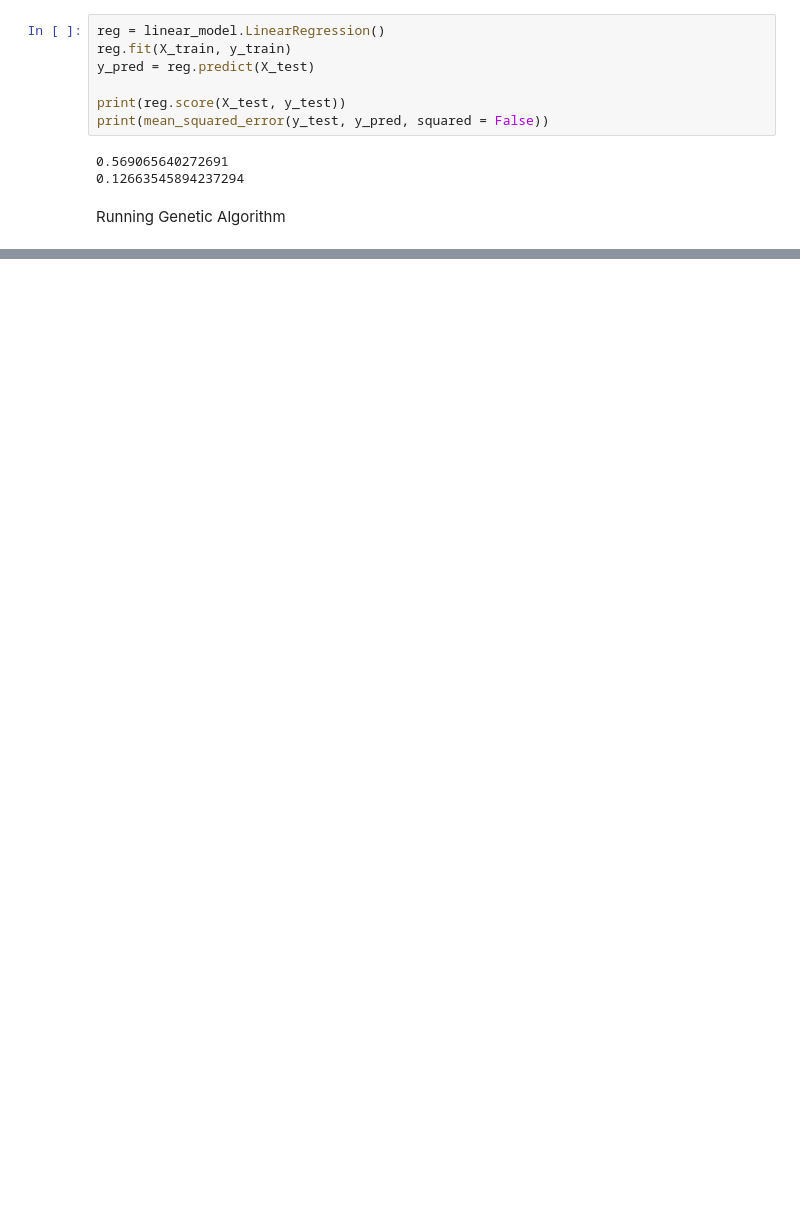
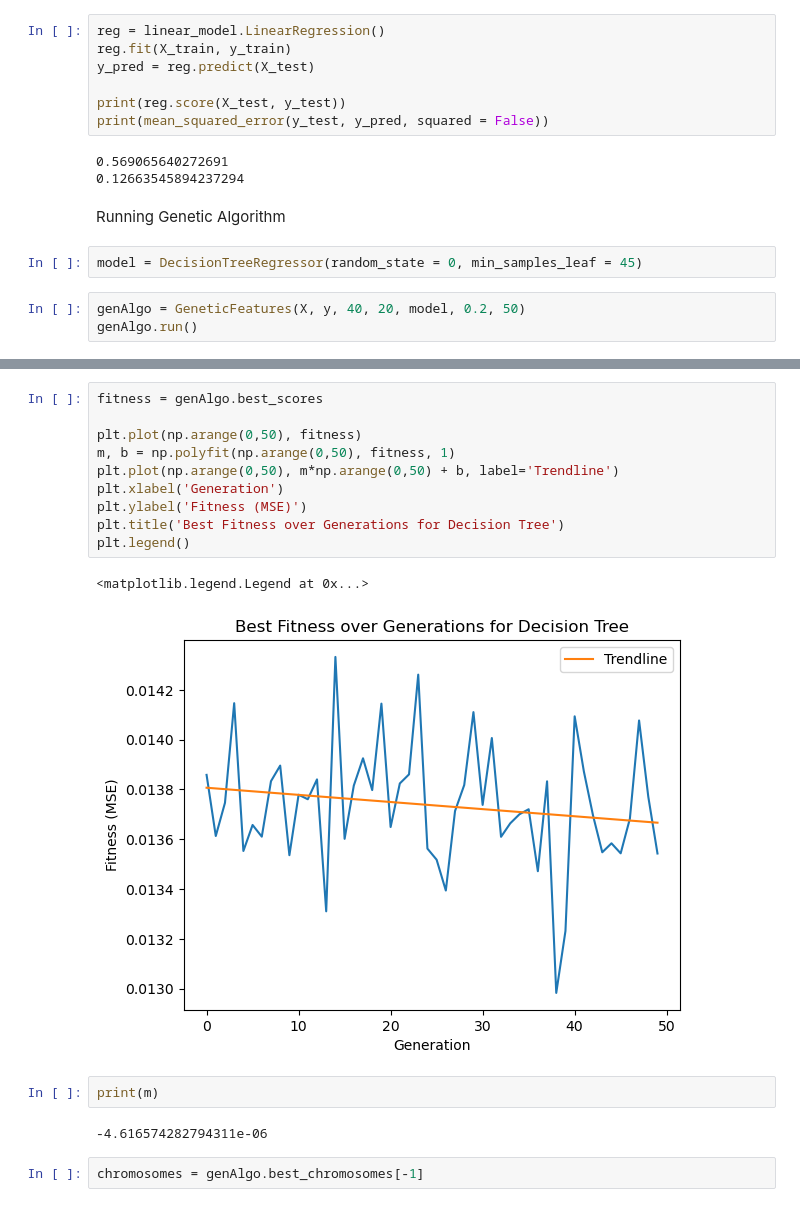
Before and after one commit to scolino/cs5100_project, a Jupyter notebook: src_code/2_model_building.ipynb, the cells around one changed output, grey strips where cells are left out. Drawn from its saved outputs; the diff is of its cells as text; blank space fills up the shorter version.

```diff
--- a/src_code/2_model_building.ipynb
+++ b/src_code/2_model_building.ipynb
@@ -93,3 +91,8 @@ print(mean_squared_error(y_test, y_pred, squared = False))
 0.12663545894237294
 # %% [markdown]
 Running Genetic Algorithm
+# %%
+model = DecisionTreeRegressor(random_state = 0, min_samples_leaf = 45)
+# %%
+genAlgo = GeneticFeatures(X, y, 40, 20, model, 0.2, 50)
+genAlgo.run()
@@ -95,0 +117,19 @@ Running Genetic Algorithm
+# %%
+fitness = genAlgo.best_scores
+
+plt.plot(np.arange(0,50), fitness)
+m, b = np.polyfit(np.arange(0,50), fitness, 1)
+plt.plot(np.arange(0,50), m*np.arange(0,50) + b, label='Trendline')
+plt.xlabel('Generation')
+plt.ylabel('Fitness (MSE)')
+plt.title('Best Fitness over Generations for Decision Tree')
+plt.legend()
+# %% [output]
+<matplotlib.legend.Legend at 0x...>
+[figure, added]
+# %%
+print(m)
+# %% [output]
+-4.616574282794311e-06
+# %%
+chromosomes = genAlgo.best_chromosomes[-1]
```
Also changed, not shown: parts of 8 cells of this notebook, 2 other files.
